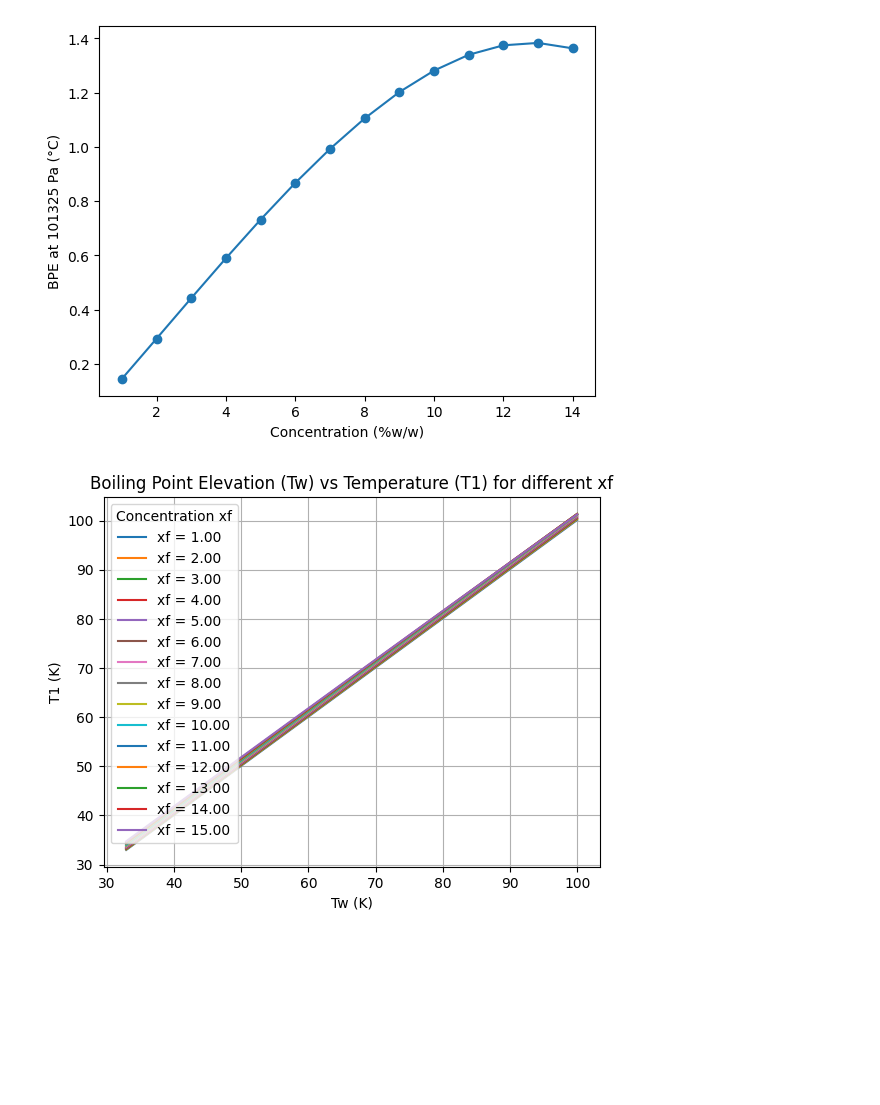
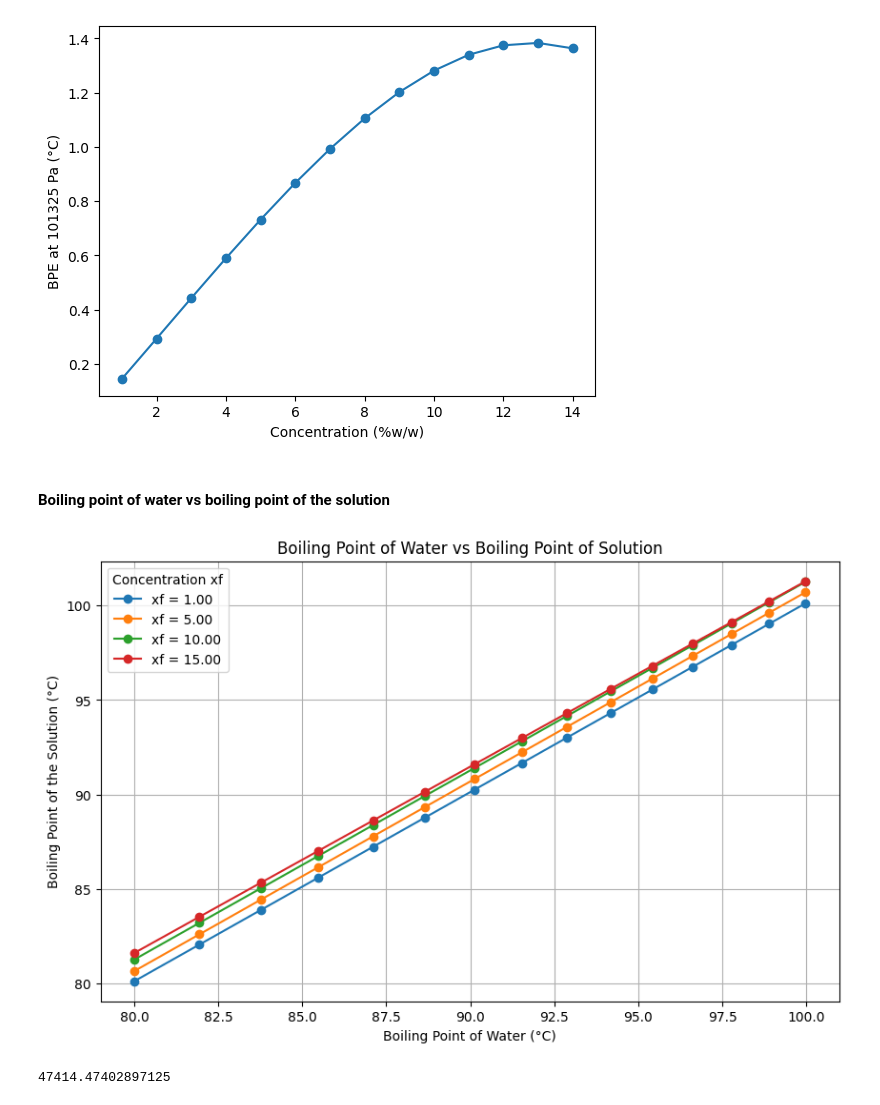
Before and after one commit to Juandhb99/proyecto-evaporadores, a Jupyter notebook: Balances/EPB.ipynb, the cells around one changed output. Saved outputs shown, nothing was run; the diff lists cells and outputs as text; code cells hidden in the pictures; blank space fills up the shorter version.

```diff
--- a/Balances/EPB.ipynb
+++ b/Balances/EPB.ipynb
@@ -6,6 +9,8 @@ import matplotlib.pyplot as plt
 
 def BP_array(xf: np.ndarray, P1: float):
     """
+    Calculates the boiling point elevation (BPE) and the corresponding temperature inside a system (T1)
+    based on a given concentration of a solute (salt) and the absolute pressure of the system
     Args:
         xf (np.ndarray): Array of concentrations of the flow (% w/w).
         P1 (float): Absolute pressure inside the effect (Pa)
@@ -39,52 +44,67 @@ plt.show()
 plt.show()
 # %% [output]
 [figure]
+# %% [markdown]
+#### Boiling point of water vs boiling point of the solution
 # %%
+
 def BP_array(xf, P1):
     """
     Args:
-        xf (np.ndarray): Array of concentrations of the flow (% w/w).
+        xf (float): Concentration of the flow (% w/w).
         P1 (float): Absolute pressure inside the effect (Pa)
 
     Returns:
-        BPE (np.ndarray): Boiling point elevation (K).
-        T1 (np.ndarray): Temperature inside the effect (K).
+        BPE (float): Boiling point elevation (K).
+        T1 (float): Temperature inside the effect (K).
+        Tw (float): Boiling point of pure water (°C).
     """
     # Boiling point of pure water at P1 (K)
-    Tw = PropsSI('T', 'P', P1, 'Q', 0, 'Water')-273.15
+    Tw = PropsSI('T', 'P', P1, 'Q', 0, 'Water') - 273.15  # Convert to °C
 
     A = 8.325E-2 + (1.883E-4 * Tw) + (4.02E-6 * (Tw ** 2))
     B = -7.625e-4 + (9.02e-5 * Tw) - (5.2e-7 * (Tw ** 2))
     C = 1.522E-4 - (3E-6 * Tw) - (3E-8 * (Tw ** 2))
 
-    # Calcular BPE y T1 para todo el array de xf
+    # Calculate BPE and T1 for the given xf
     BPE = A * xf + (B * (xf ** 2)) + (C * (xf ** 3))
     T1 = Tw + BPE
 
-    return BPE, T1,Tw
+    return BPE, T1, Tw
 
-#Using it at different xf
-xf_series = np.arange(1,16, 1)
-P1 = np.linspace(5000, 101325, 15) # Pressure in Pa
-for xf in xf_series:
+# Concentration values and pressures
+xf_values = np.array([1, 5, 10, 15])  # Specific concentration values
+P1 = np.linspace(47414.47402897125, 101325, 15)  # Pressure in Pa
+
+# Initialize the plot
+plt.figure(figsize=(10, 6))
+
+# Calculate and plot for each xf
+for xf in xf_values:
     BPE_list = []
     T1_list = []
     Tw_list = []
+
     for p in P1:
-        BPE, T1,Tw = BP_array(xf, p)
+        BPE, T1, Tw = BP_array(xf, p)
         BPE_list.append(BPE)
         T1_list.append(T1)
         Tw_list.append(Tw)
 
-    # Graficar Tw (que es T1 en este caso) en función de los valores de T1
-    plt.plot(Tw_list,T1_list, label=f'xf = {xf:.2f}')
+    # Plot boiling point of water vs boiling point of the solution
+    plt.plot(Tw_list, T1_list, marker='o', label=f'xf = {xf:.2f}')
 
-# Configurar la gráfica
-plt.title('Boiling Point Elevation (Tw) vs Temperature (T1) for different xf')
-plt.xlabel('Tw (K)')
-plt.ylabel('T1 (K)')
+# Configure the plot
+plt.title('Boiling Point of Water vs Boiling Point of Solution')
+plt.xlabel('Boiling Point of Water (°C)')
+plt.ylabel('Boiling Point of the Solution (°C)')
 plt.legend(title='Concentration xf')
 plt.grid(True)
 plt.show()
 # %% [output]
-[figure, old version]
+[figure, new version]
+# %%
+pp = PropsSI( 'P','T', 353.15, 'Q', 0, 'Water')
+pp
+# %% [output]
+47414.47402897125
```
Also changed, not shown: parts of 1 cell of this notebook.
